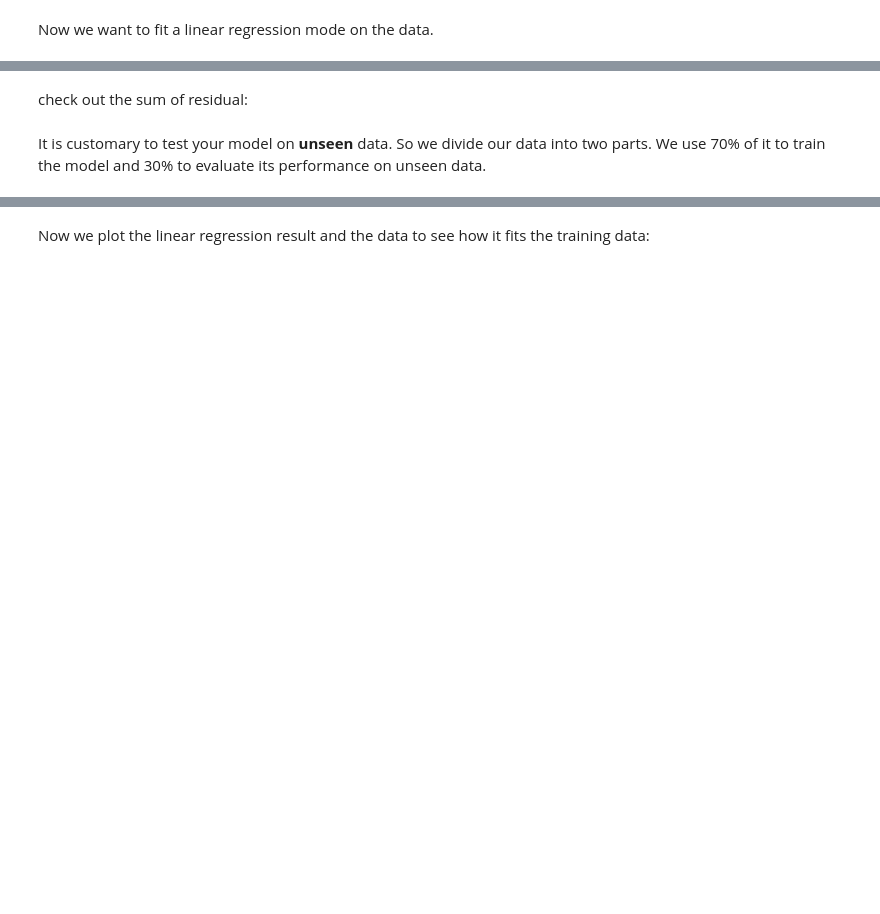
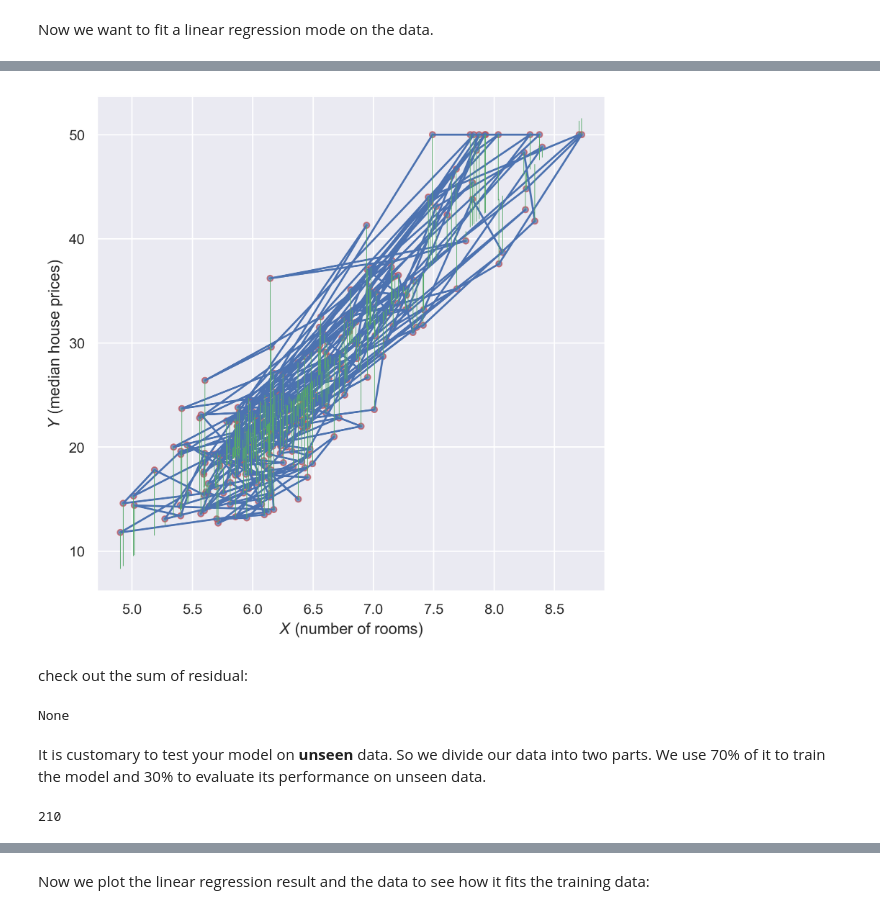
Before and after one commit to tulip-lab/flip00, a Jupyter notebook: F0B-03-Supervised.ipynb, the cells around one changed output, grey strips where cells are left out. Drawn from its saved outputs; the diff is of its cells as text; code cells hidden in the pictures; blank space fills up the shorter version.

```diff
--- a/F0B-03-Supervised.ipynb
+++ b/F0B-03-Supervised.ipynb
@@ -316,4 +457,4 @@ As the score suggests, now we have the perfect regression. Change the values of
 # %% [markdown]
 We are going to use the package `pandas` for reading and storing the data.
 # %%
-data = pd.read_csv('data/housing_300.csv')
+data = pd.read_csv('F:/flip00/Notebook/data/housing_300.csv')
@@ -349,4 +532,4 @@ y = median_prices.tolist()
 from sklearn import linear_model
 lr = linear_model.LinearRegression()
 # %%
-lr.fit(x,y)
+print(lr.fit(x,y))
@@ -367,27 +571,30 @@ print yhat[:10]
 # %%
 #plot the result
 
 fig,ax = plt.subplots(figsize=(7,7),dpi=300)
+
 
 scales = 20*np.ones(len(median_prices))
 ax.scatter(avg_rooms,median_prices,color='b',s=scales,alpha=0.7,edgecolor='r')
 plt.xlabel('$X$ (number of rooms)')
 plt.ylabel('$Y$ (median house prices)')
 
 # plot the regression linear leared
-ax.plot(x,yhat)
+ax.plot(x,y)
 
 # visualize the residuals
 tmp = np.reshape(x,[1,len(x)])[0]
 tmp_x = []
 tmp_y = []
-for i in xrange(len(x)):
+for i in range(len(x)):
     tmp_x = np.append(tmp_x,tmp[i])
     tmp_y = np.append(tmp_y,y[i])
     tmp_x = np.append(tmp_x,tmp[i])
     tmp_y = np.append(tmp_y,yhat[i])
     ax.plot(tmp_x,tmp_y,color='g',linewidth=0.5)
     tmp_x = []
     tmp_y = []
+# %% [output]
+[figure, added]
 # %% [markdown]
 check out the sum of residual:
@@ -396,8 +601,14 @@ lr.residues_
+# %%
+print(lr.residues_)
+# %% [output]
+None
 # %% [markdown]
 It is customary to test your model on **unseen** data. So we divide our data into two parts. We use 70% of it to train the model and 30% to evaluate its performance on unseen data.
 # %%
 split = 0.7
 split_idx = int(np.round(split * len(data)))
-split_idx
+print(split_idx)
+# %% [output]
+210
 # %%
 train_data = data[0:200]
```
Also changed, not shown: parts of 105 cells of this notebook, 7 other files.
